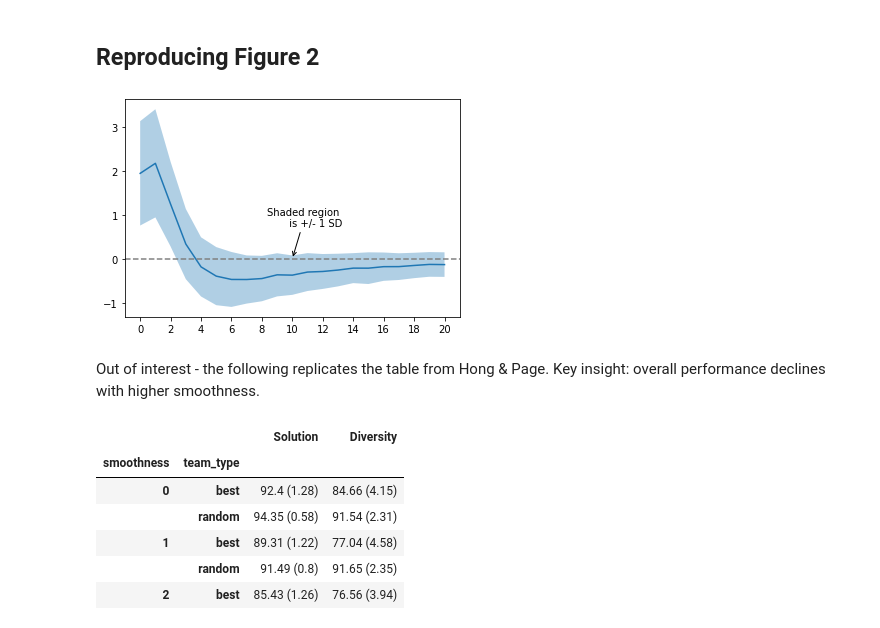
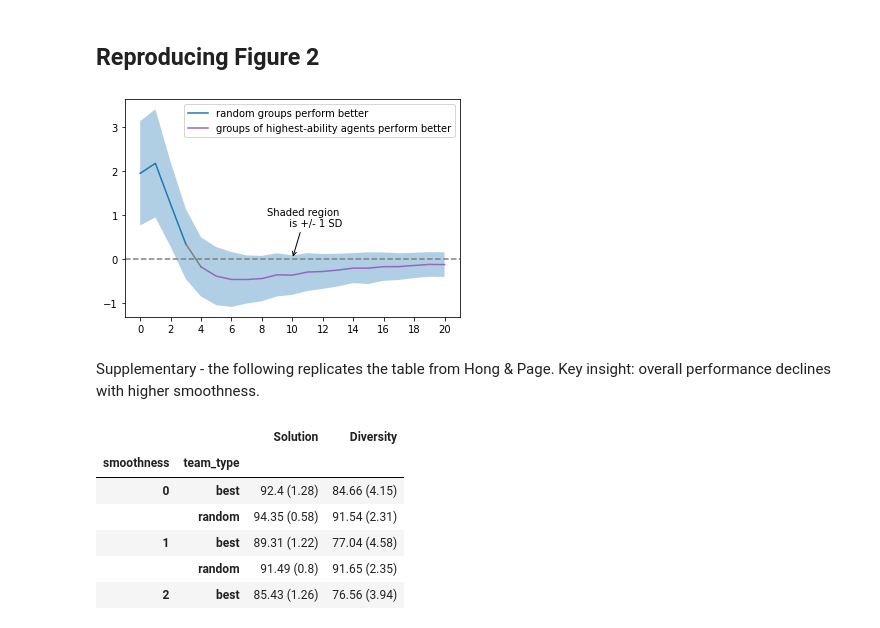
Before and after one commit to LukasWallrich/diversity_abm_replication, a Jupyter notebook: Grim_et_al/analysis.ipynb, the cells around one changed output. Cells and saved outputs as stored; diff of their text form; code cells hidden in the pictures.

```diff
--- a/Grim et al/analysis.ipynb
+++ b/Grim_et_al/analysis.ipynb
@@ -88,28 +88,33 @@ res = prep_outputs(res)
 # %%
 gaps = res[["smoothness", "gap"]].groupby(["smoothness"]).describe().loc[:, (slice(None), ["mean", "std"])]
 gaps.columns = gaps.columns.droplevel(0)
 gaps.reset_index(inplace=True)
 
 fig, ax = plt.subplots()
 
 tickpos = range(0, 21, 2)
 
-ax.plot(gaps["smoothness"], gaps["mean"])
+rand_better, = ax.plot(gaps["smoothness"][gaps["mean"]>=0], gaps["mean"][gaps["mean"]>=0], 'tab:blue', label = "random groups perform better")
+best_better, = ax.plot(gaps["smoothness"][gaps["mean"]<=0], gaps["mean"][gaps["mean"]<=0], 'tab:purple', label = "groups of highest-ability agents perform better")
+ax.plot(gaps["smoothness"][3:5], gaps["mean"][3:5], 'tab:grey')
+
 ax.fill_between(gaps["smoothness"], gaps["mean"] - gaps["std"], gaps["mean"] + gaps["std"], alpha=0.35)
 ax.axhline(y=0, color='grey', linestyle='--')
 ax.set_xticks(tickpos)
+
+ax.legend(handles=[rand_better, best_better])
 
 ax.annotate('Shaded region \n is +/- 1 SD',
             xy=(10, .01), xycoords='data',
             xytext=(50, 30), textcoords='offset points',
             arrowprops=dict(arrowstyle = "->"),
             horizontalalignment='right', verticalalignment='bottom')
 
 fig.figure.savefig("Fig2.png")
 # %% [output]
-[figure, old version]
+[figure, new version]
 # %% [markdown]
-Out of interest - the following replicates the table from Hong & Page. Key insight: overall performance declines with higher smoothness.
+Supplementary - the following replicates the table from Hong & Page. Key insight: overall performance declines with higher smoothness.
 # %%
 #Pivot so that random and best groups can be easily compared
 col_names = res.columns.values.tolist()
```
Also changed, not shown: parts of 5 cells of this notebook, 26 other files.
